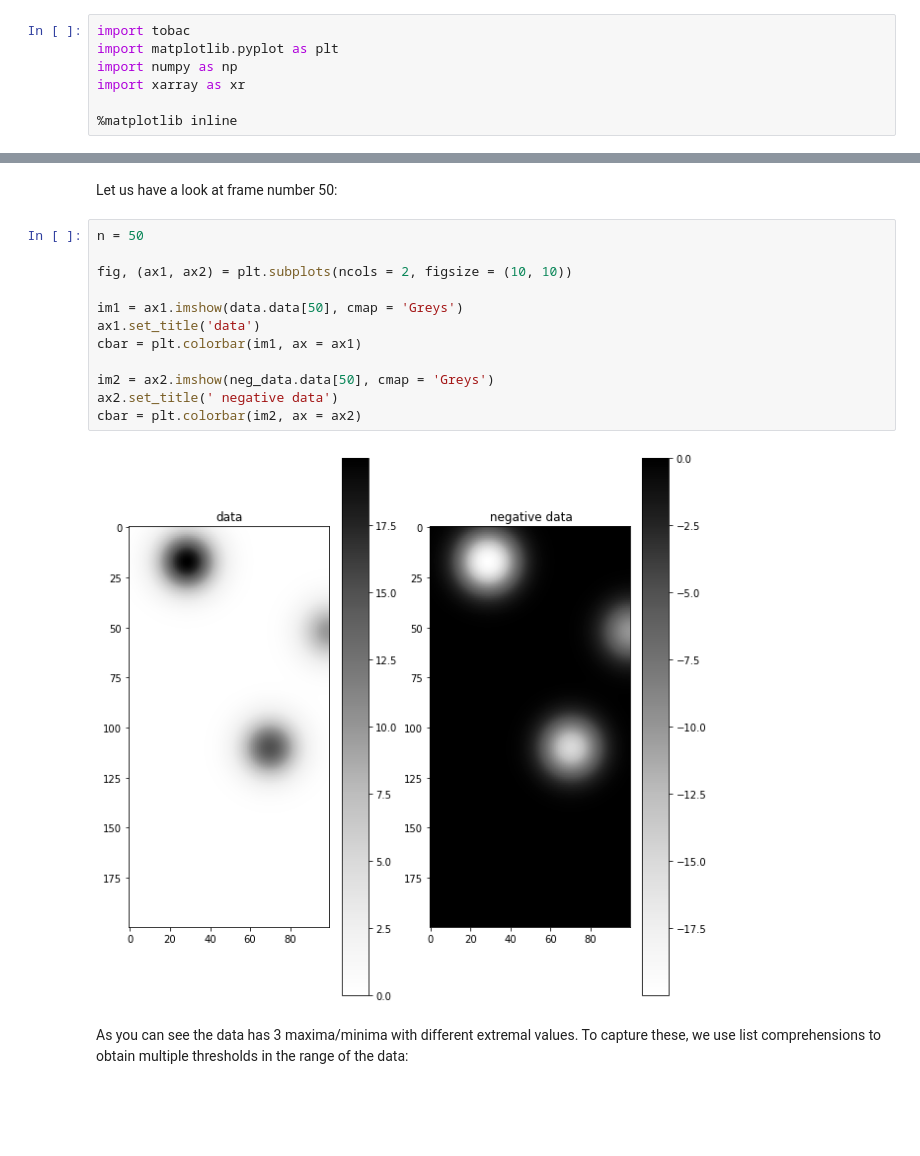
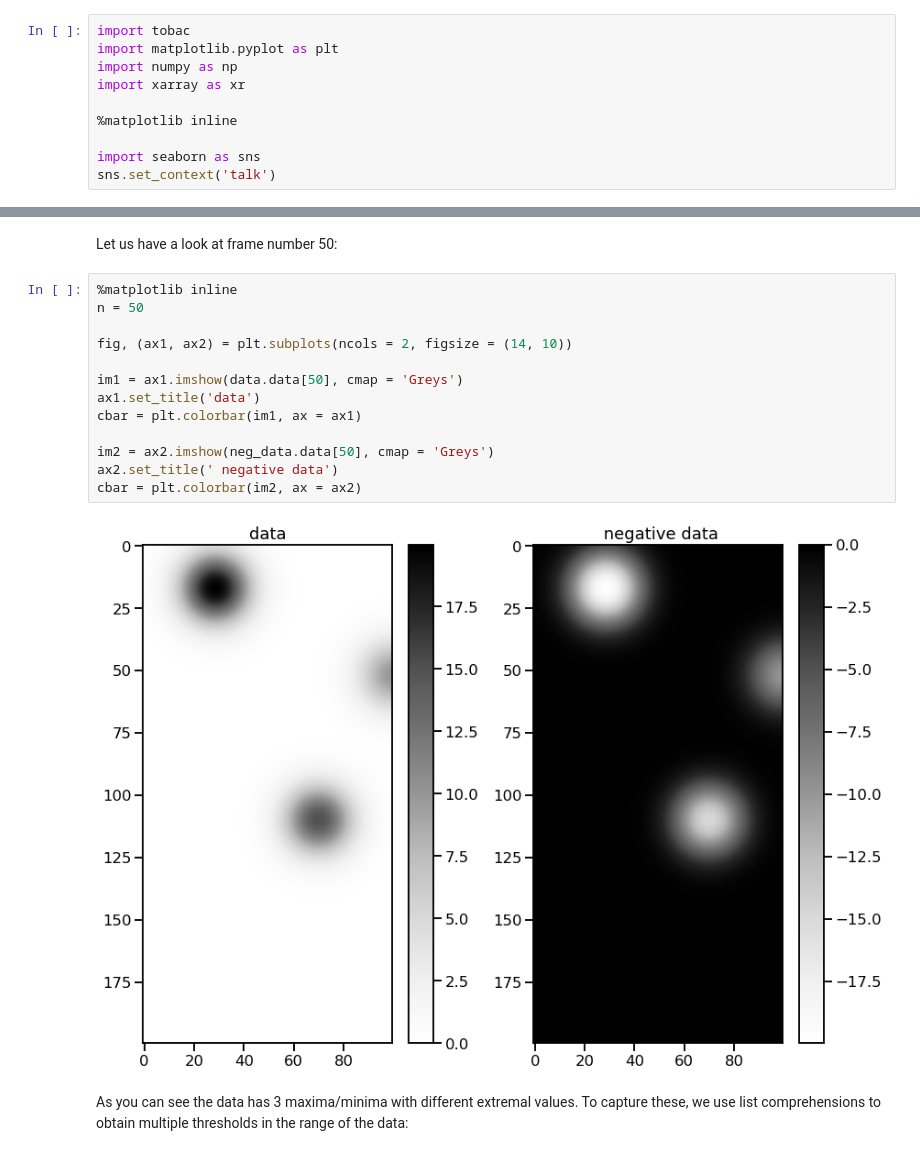
Before and after one commit to tobac-project/tobac-tutorials, a Jupyter notebook: tutorials/Basics/Features_1.ipynb, the cells around one changed output, grey strips where cells are left out. Cells and saved outputs as stored; diff of their text form; blank space fills up the shorter version.

Commit message:
better graphs

```diff
--- a/tutorials/Basics/Features_1.ipynb
+++ b/tutorials/Basics/Features_1.ipynb
@@ -9,6 +9,9 @@ import numpy as np
 import xarray as xr
 
 %matplotlib inline
+
+import seaborn as sns
+sns.set_context('talk')
 # %% [markdown]
 ## Minima/Maxima and multiple thresholds
 
@@ -19,19 +22,20 @@ neg_data = -data
 # %% [markdown]
 Let us have a look at frame number 50:
 # %%
+%matplotlib inline
 n = 50
 
-fig, (ax1, ax2) = plt.subplots(ncols = 2, figsize = (10, 10))
+fig, (ax1, ax2) = plt.subplots(ncols = 2, figsize = (14, 10))
 
 im1 = ax1.imshow(data.data[50], cmap = 'Greys')
 ax1.set_title('data')
 cbar = plt.colorbar(im1, ax = ax1)
 
 im2 = ax2.imshow(neg_data.data[50], cmap = 'Greys')
 ax2.set_title(' negative data')
 cbar = plt.colorbar(im2, ax = ax2)
 # %% [output]
-[figure, old version]
+[figure, new version]
 # %% [markdown]
 As you can see the data has 3 maxima/minima with different extremal values. To capture these, we use list comprehensions to obtain multiple thresholds in the range of the data:
 # %%
```
Also changed, not shown: parts of 8 cells of this notebook, 2 other files.
